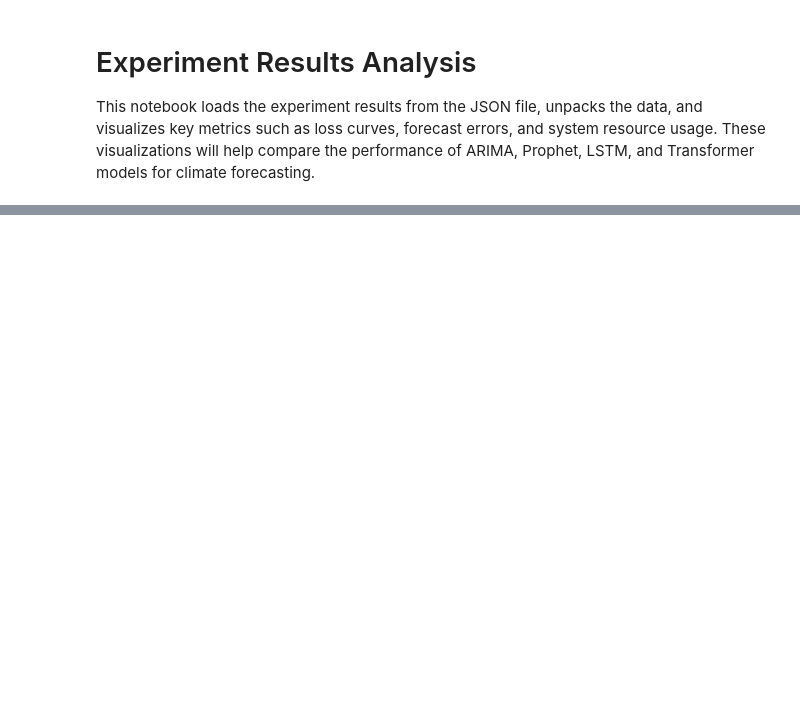
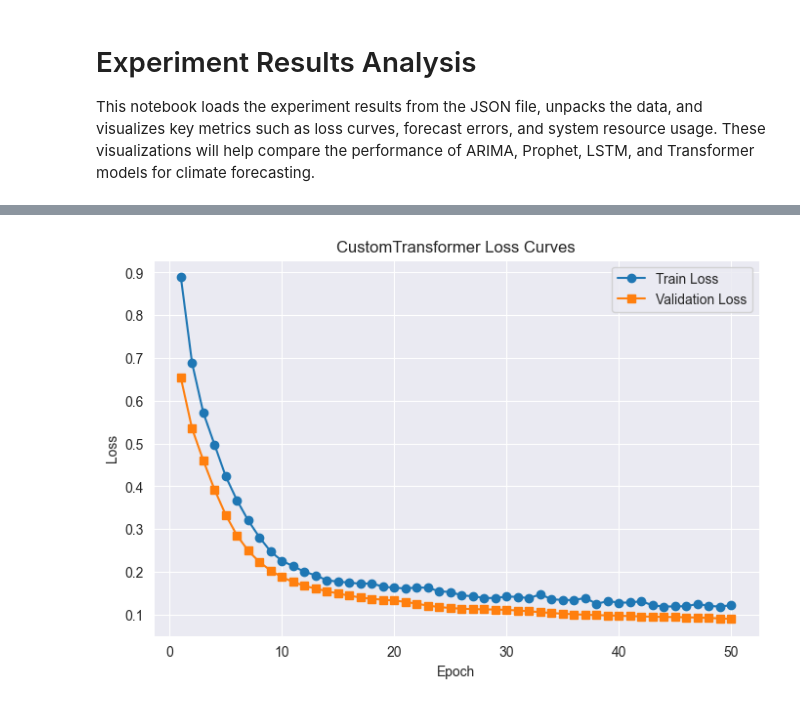
Before and after one commit to kcbojanowski/transformers-climate-change, a Jupyter notebook: notebooks/model_results_analysis.ipynb, the cells around one changed output, grey strips where cells are left out. Saved outputs shown, nothing was run; the diff lists cells and outputs as text; code cells hidden in the pictures; blank space fills up the shorter version.

```diff
--- a/notebooks/model_results_analysis.ipynb
+++ b/notebooks/model_results_analysis.ipynb
@@ -60 +45,8 @@ Hyperparameters:
 }
+# %%
+horizon_results_path = os.path.join("..", "src", "trained_models", "test_horizon_results.json")
+horizon_results = load_results(horizon_results_path)
+unpacked_horizon = unpack_horizon_results(horizon_results)
+
+print("Horizon Experiment Timestamp:", unpacked_horizon.get("timestamp"))
+print("Available models:", list(unpacked_horizon.keys()))
@@ -85,0 +105,16 @@ print(metrics_df)
+# %%
+horizon_data = []
+
+for model in models:
+    if model in unpacked_horizon:
+        model_data = unpacked_horizon[model].get("horizon_errors", {})
+        for horizon, rmse in model_data.items():
+            horizon_data.append({
+                "Model": model,
+                "Horizon (days)": int(horizon),
+                "RMSE": rmse
+            })
+
+horizon_df = pd.DataFrame(horizon_data)
+print(horizon_df.head())
+print(horizon_df.tail())
@@ -101,18 +149,20 @@ plt.show()
 # %%
 def plot_loss_curves(model_name, results_dict):
     if "train_loss" in results_dict and "val_loss" in results_dict:
         epochs = list(range(1, len(results_dict["train_loss"]) + 1))
         plt.figure(figsize=(8,5))
         plt.plot(epochs, results_dict["train_loss"], marker="o", label="Train Loss")
         plt.plot(epochs, results_dict["val_loss"], marker="s", label="Validation Loss")
         plt.title(f"{model_name} Loss Curves")
         plt.xlabel("Epoch")
         plt.ylabel("Loss")
         plt.legend()
         plt.show()
     else:
         print(f"No loss curves available for {model_name}")
 
-for model in ["LSTM", "Transformer"]:
+for model in ["CustomTransformer"]:
     if model in unpacked_results:
         plot_loss_curves(model, unpacked_results[model])
+# %% [output]
+[figure, added]
```
Also changed, not shown: parts of 15 cells of this notebook, 7 other files.
